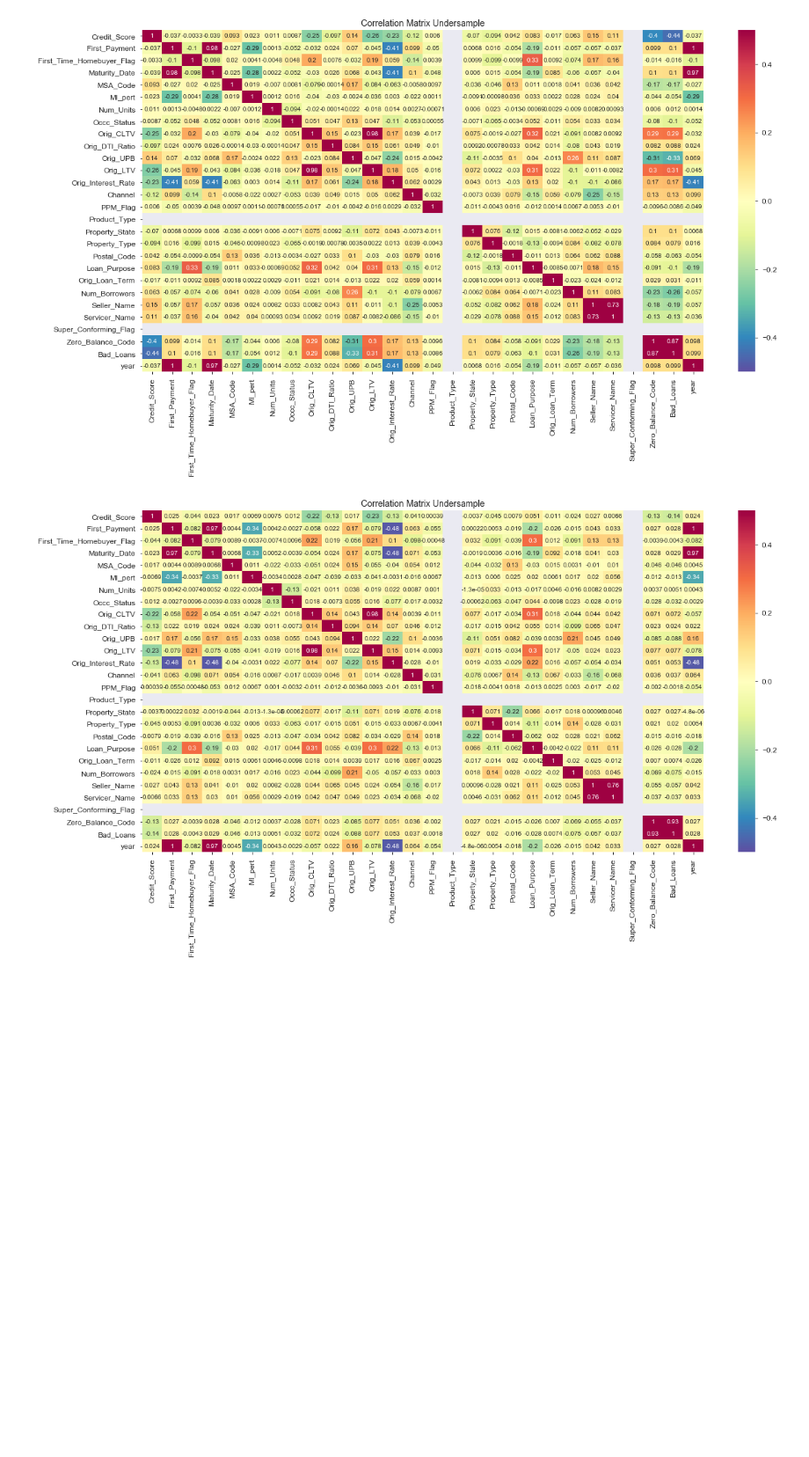
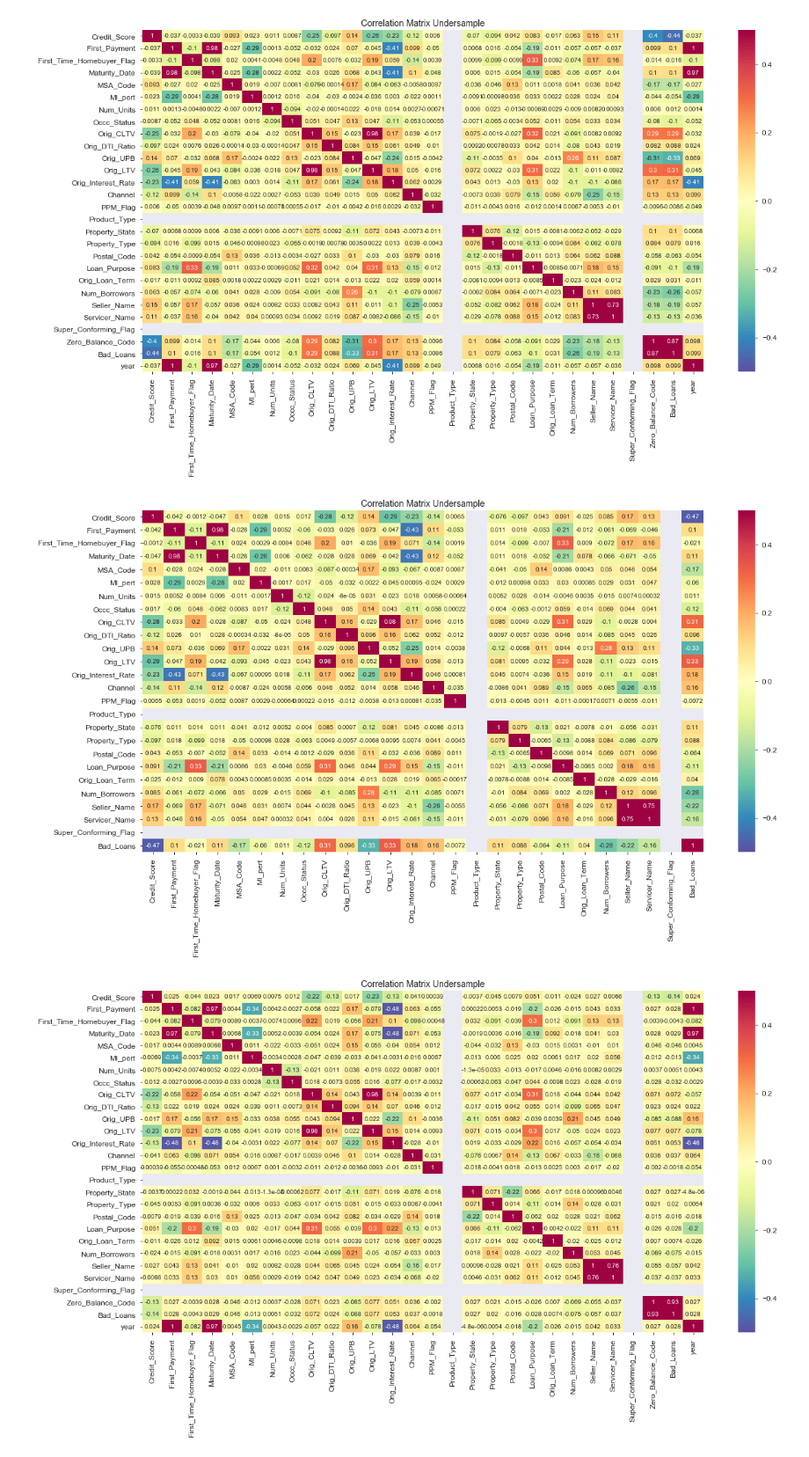
Before and after one commit to tsofoon/freddie, a Jupyter notebook: freddie_final.ipynb, the cells around one changed output. Shown at 88% size. Drawn from its saved outputs; the diff is of its cells as text; code cells hidden in the pictures; blank space fills up the shorter version.

```diff
--- a/freddie_final.ipynb
+++ b/freddie_final.ipynb
@@ -622,6 +622,16 @@ ax.set_title("Correlation Matrix Undersample", fontsize=14)
 plt.show()
 # %% [output]
 [figure]
+# %%
+# Sample figsize in inches
+fig, ax = plt.subplots(figsize=(20,10))
+corr_df = old_over_sample
+corr = corr_df.corr()
+sns.heatmap(corr, cmap='Spectral_r', annot_kws={'size':10}, ax=ax, vmin = -0.5, vmax = 0.5, annot = True)
+ax.set_title("Correlation Matrix Undersample", fontsize=14)
+plt.show()
+# %% [output]
+[figure, added]
 # %%
 # Sample figsize in inches
 fig, ax = plt.subplots(figsize=(20,10))
```
Also changed, not shown: parts of 4 cells of this notebook.
